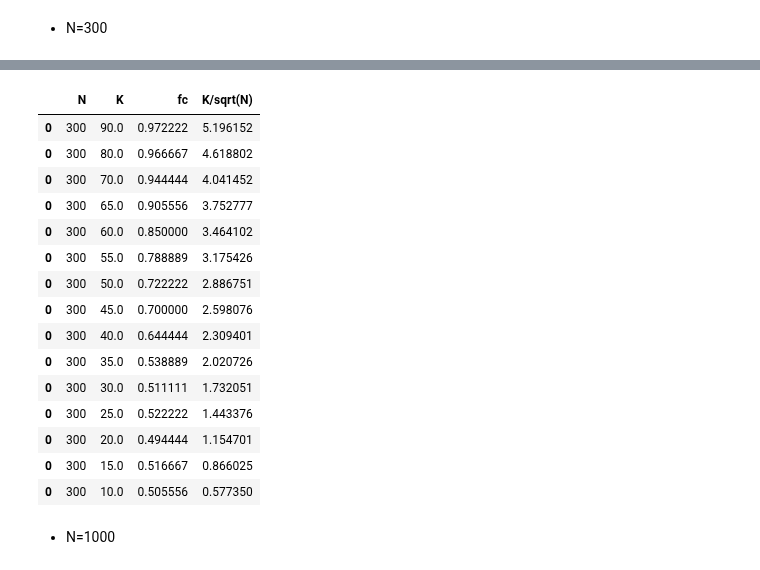
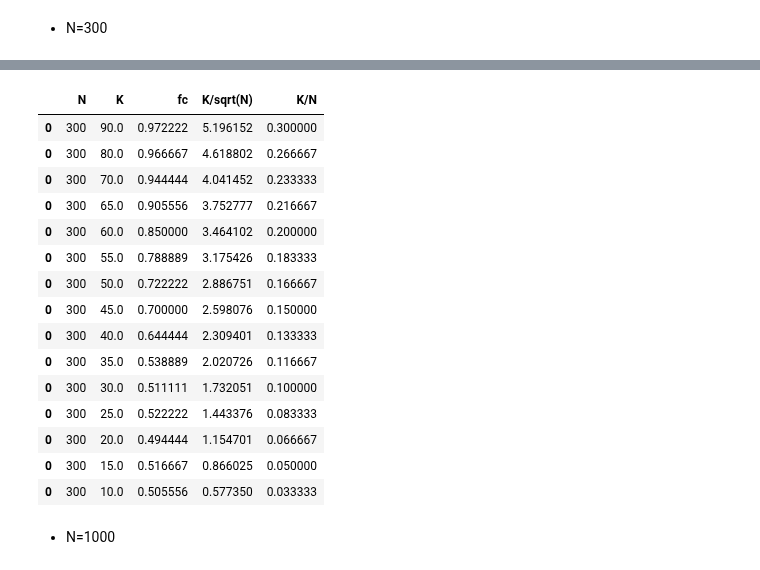
Before and after one commit to danieletirinnanzi/HUPLACLIP-analysis, a Jupyter notebook: data_analysis/pilot_2_horizontal/Pilot2-combined-analysis.ipynb, the cells around one changed output, grey strips where cells are left out. Cells and saved outputs as stored; diff of their text form; code cells hidden in the pictures.

```diff
--- a/data_analysis/pilot_2_horizontal/Pilot2-combined-analysis.ipynb
+++ b/data_analysis/pilot_2_horizontal/Pilot2-combined-analysis.ipynb
@@ -209,37 +209,39 @@ See the caveats in the documentation: https://pandas.pydata.org/pandas-docs/stab
 # %%
 # CREATING DATAFRAME FOR N=300
 df_humans_300_appended = []
 K_range = humans_300_final['clique_size'].unique()
 K_range
 for index in K_range:
     # isolating data of current clique size:
     current_data = humans_300_final[humans_300_final.clique_size == index]
     # calculating accuracy for current clique size (accuracy, when present, is either True or False)
-    fraction_correct_current_clique_size = sum(current_data.accuracy == True) / sum(~ current_data.accuracy.isna())
+    fraction_correct_current_clique_size = sum(current_data.accuracy) / sum(~ current_data.accuracy.isna())
     df_humans_300_appended.append(pd.DataFrame({'N':[300], 'K':[index], 'fc':[fraction_correct_current_clique_size]}))
 
 # creating single df for humans:
 df_humans_300 = pd.concat(df_humans_300_appended)
 # creating new variable and adding it to the dataframe:
 df_humans_300['K/sqrt(N)'] = df_humans_300['K']/np.sqrt(df_humans_300['N'])
+# creating new variable and adding it to the dataframe:
+df_humans_300['K/N'] = df_humans_300['K']/df_humans_300['N']
 df_humans_300
 # %% [output]
-|  | N | K | fc | K/sqrt(N) |
-| 0 | 300 | 90.0 | 0.972222 | 5.196152 |
-| 0 | 300 | 80.0 | 0.966667 | 4.618802 |
-| 0 | 300 | 70.0 | 0.944444 | 4.041452 |
-| 0 | 300 | 65.0 | 0.905556 | 3.752777 |
-| 0 | 300 | 60.0 | 0.850000 | 3.464102 |
-| 0 | 300 | 55.0 | 0.788889 | 3.175426 |
-| 0 | 300 | 50.0 | 0.722222 | 2.886751 |
-| 0 | 300 | 45.0 | 0.700000 | 2.598076 |
-| 0 | 300 | 40.0 | 0.644444 | 2.309401 |
-| 0 | 300 | 35.0 | 0.538889 | 2.020726 |
-| 0 | 300 | 30.0 | 0.511111 | 1.732051 |
-| 0 | 300 | 25.0 | 0.522222 | 1.443376 |
-| 0 | 300 | 20.0 | 0.494444 | 1.154701 |
-| 0 | 300 | 15.0 | 0.516667 | 0.866025 |
-| 0 | 300 | 10.0 | 0.505556 | 0.577350 |
+|  | N | K | fc | K/sqrt(N) | K/N |
+| 0 | 300 | 90.0 | 0.972222 | 5.196152 | 0.300000 |
+| 0 | 300 | 80.0 | 0.966667 | 4.618802 | 0.266667 |
+| 0 | 300 | 70.0 | 0.944444 | 4.041452 | 0.233333 |
+| 0 | 300 | 65.0 | 0.905556 | 3.752777 | 0.216667 |
+| 0 | 300 | 60.0 | 0.850000 | 3.464102 | 0.200000 |
+| 0 | 300 | 55.0 | 0.788889 | 3.175426 | 0.183333 |
+| 0 | 300 | 50.0 | 0.722222 | 2.886751 | 0.166667 |
+| 0 | 300 | 45.0 | 0.700000 | 2.598076 | 0.150000 |
+| 0 | 300 | 40.0 | 0.644444 | 2.309401 | 0.133333 |
+| 0 | 300 | 35.0 | 0.538889 | 2.020726 | 0.116667 |
+| 0 | 300 | 30.0 | 0.511111 | 1.732051 | 0.100000 |
+| 0 | 300 | 25.0 | 0.522222 | 1.443376 | 0.083333 |
+| 0 | 300 | 20.0 | 0.494444 | 1.154701 | 0.066667 |
+| 0 | 300 | 15.0 | 0.516667 | 0.866025 | 0.050000 |
+| 0 | 300 | 10.0 | 0.505556 | 0.577350 | 0.033333 |
 # %% [markdown]
 * N=1000
 # %%
```
Also changed, not shown: parts of 12 cells of this notebook.
